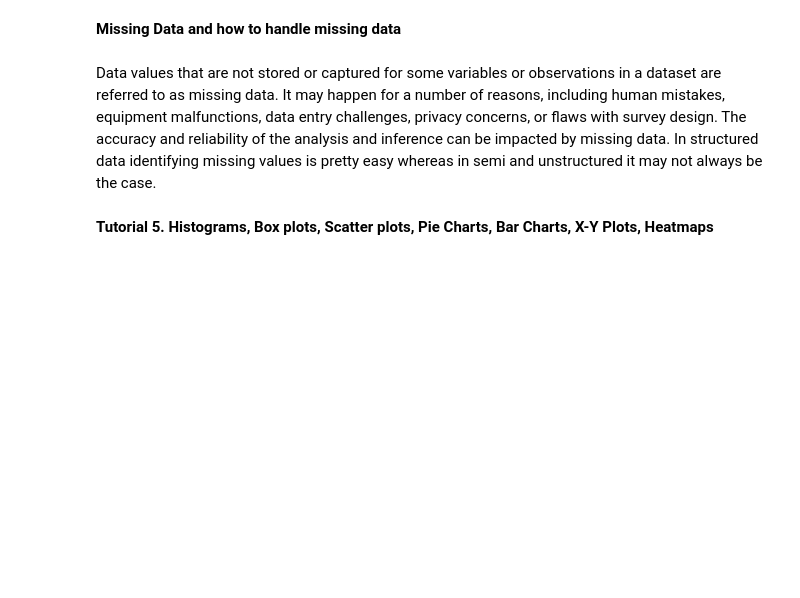
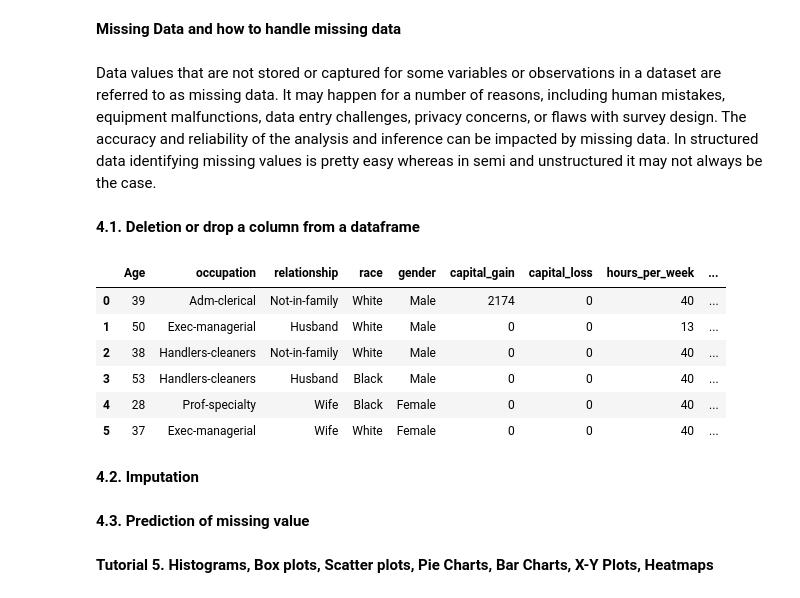
Before and after one commit to bpbpublications/Statistics-for-Data-Scientists-and-Analysts, a Jupyter notebook: notebooks/chapter2/chapter2.ipynb, the cells around one changed output. Drawn from its saved outputs; the diff is of its cells as text; code cells hidden in the pictures; blank space fills up the shorter version.

Commit message:
data deletion with drop method start

```diff
--- a/notebooks/chapter2/chapter2.ipynb
+++ b/notebooks/chapter2/chapter2.ipynb
@@ -616,5 +616,35 @@ Ways to handle missing data
 1. Deletion
 2. Imputation
 3. Prediction of missing value
+# %% [markdown]
+**4.1. Deletion or drop a column from a dataframe**
+# %%
+import pandas as pd
+import numpy as np
+import matplotlib.pyplot as plt
+import pandas as pd
+from IPython.display import display
+
+# Read the json file from the direcotory
+diabities_df = pd.read_csv("/workspaces/ImplementingStatisticsWithPython/data/chapter2/Adult_UCI/adult.data")
+
+# Drop the 'Age' and 'Work' columns
+diabities_df = diabities_df.drop(columns=[' Work', ' person_id', ' education', ' education_number',
+       ' marital_status'], axis=1)
+
+# Verify the updated DataFrame
+diabities_df.head(6)
+# %% [output]
+|  | Age | occupation | relationship | race | gender | capital_gain | capital_loss | hours_per_week | ... |
+| 0 | 39 | Adm-clerical | Not-in-family | White | Male | 2174 | 0 | 40 | ... |
+| 1 | 50 | Exec-managerial | Husband | White | Male | 0 | 0 | 13 | ... |
+| 2 | 38 | Handlers-cleaners | Not-in-family | White | Male | 0 | 0 | 40 | ... |
+| 3 | 53 | Handlers-cleaners | Husband | Black | Male | 0 | 0 | 40 | ... |
+| 4 | 28 | Prof-specialty | Wife | Black | Female | 0 | 0 | 40 | ... |
+| 5 | 37 | Exec-managerial | Wife | White | Female | 0 | 0 | 40 | ... |
+# %% [markdown]
+**4.2. Imputation**
+# %% [markdown]
+**4.3. Prediction of missing value**
 # %% [markdown]
 **Tutorial 5. Histograms, Box plots, Scatter plots, Pie Charts, Bar Charts, X-Y Plots, Heatmaps**
```
